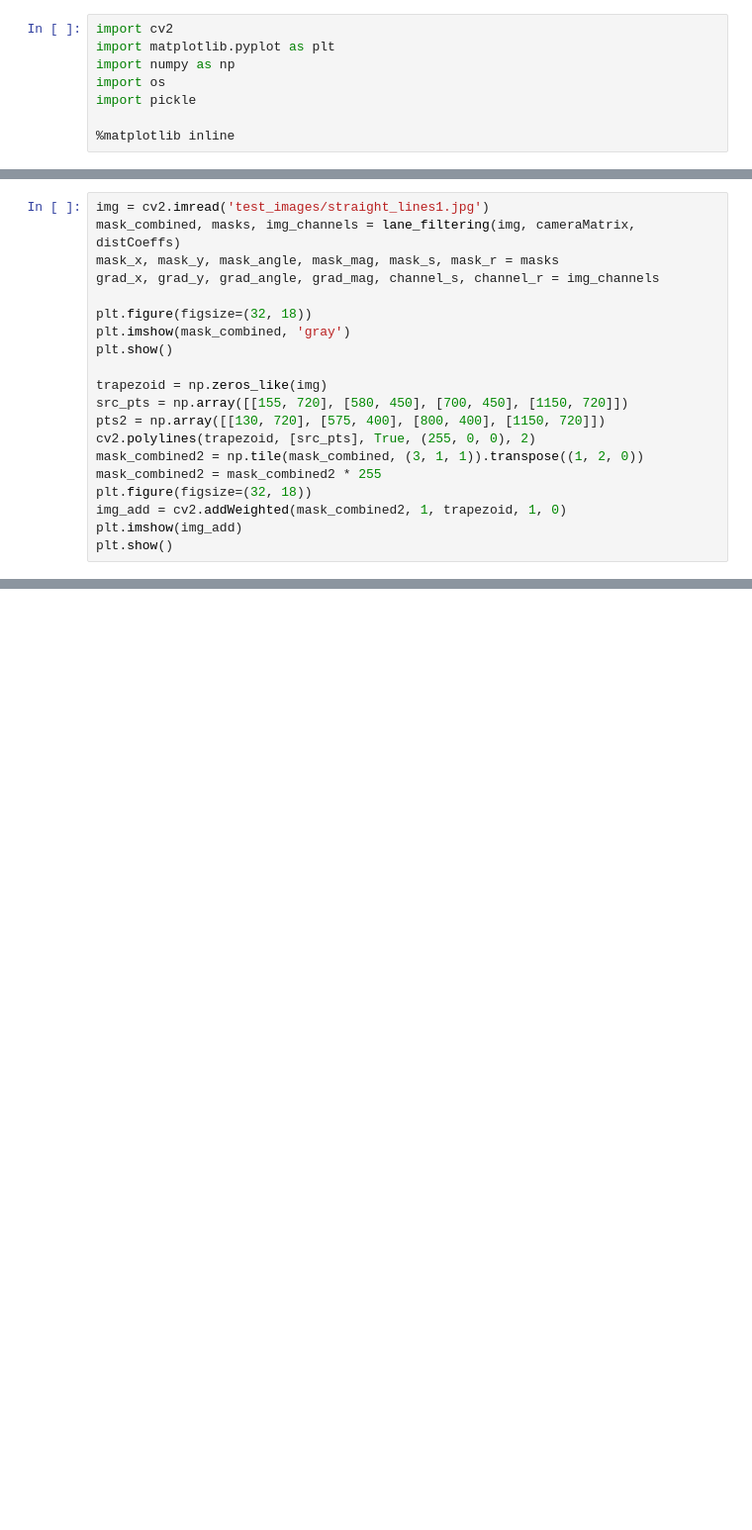
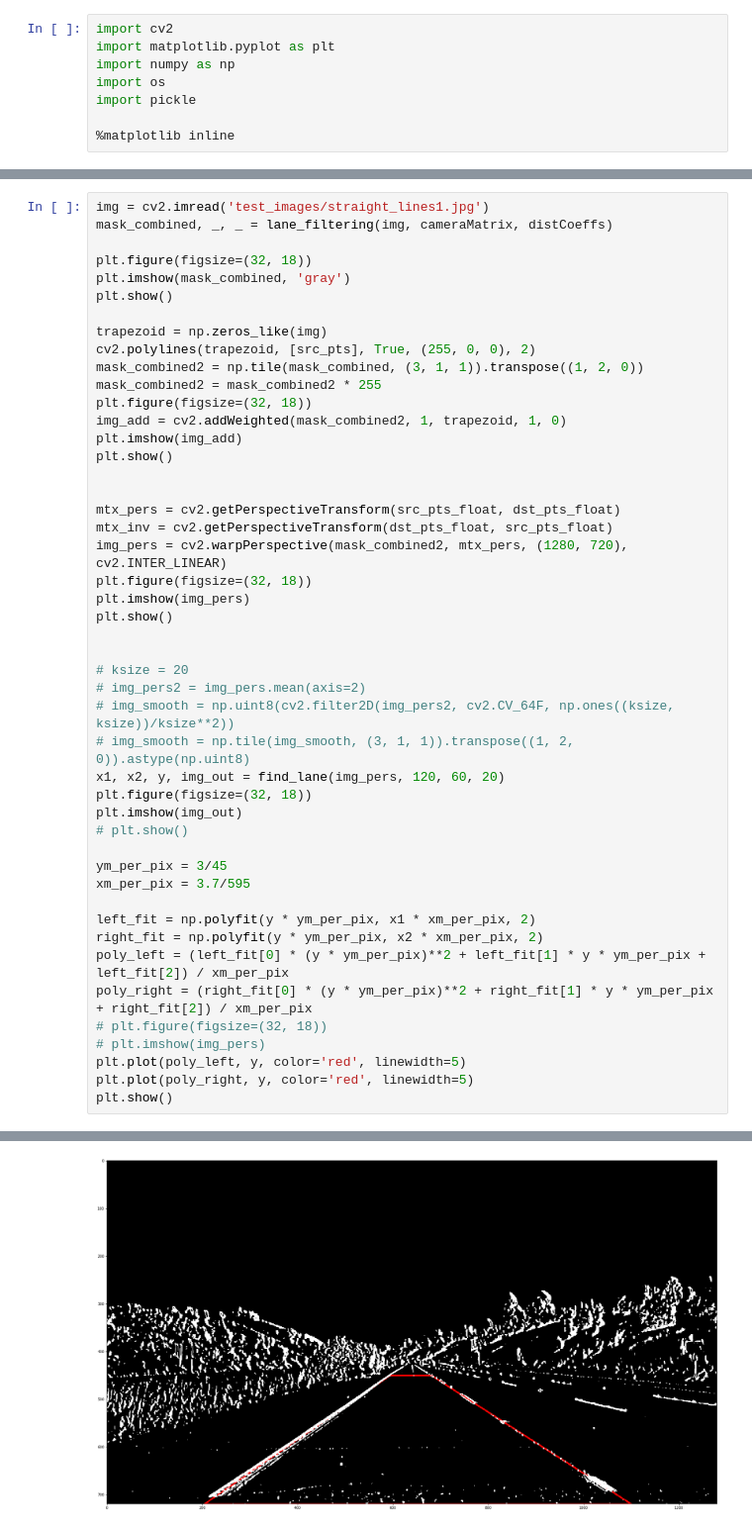
Before and after one commit to LiYan1988/advanced-lane-detection, a Jupyter notebook: lab-2.ipynb, the cells around one changed output, grey strips where cells are left out. Shown: that part at 99% size. Saved outputs shown, nothing was run; the diff lists cells and outputs as text; blank space fills up the shorter version.

```diff
--- a/lab-2.ipynb
+++ b/lab-2.ipynb
@@ -53,20 +134,0 @@ def lane_filtering(img, cameraMatrix, distCoeffs,
-# %%
-img = cv2.imread('test_images/straight_lines1.jpg')
-mask_combined, masks, img_channels = lane_filtering(img, cameraMatrix, distCoeffs)
-mask_x, mask_y, mask_angle, mask_mag, mask_s, mask_r = masks
-grad_x, grad_y, grad_angle, grad_mag, channel_s, channel_r = img_channels
-
-plt.figure(figsize=(32, 18))
-plt.imshow(mask_combined, 'gray')
-plt.show()
-
-trapezoid = np.zeros_like(img)
-src_pts = np.array([[155, 720], [580, 450], [700, 450], [1150, 720]])
-pts2 = np.array([[130, 720], [575, 400], [800, 400], [1150, 720]])
-cv2.polylines(trapezoid, [src_pts], True, (255, 0, 0), 2)
-mask_combined2 = np.tile(mask_combined, (3, 1, 1)).transpose((1, 2, 0))
-mask_combined2 = mask_combined2 * 255
-plt.figure(figsize=(32, 18))
-img_add = cv2.addWeighted(mask_combined2, 1, trapezoid, 1, 0)
-plt.imshow(img_add)
-plt.show()
@@ -83,0 +135,48 @@ camera_parameters
+# %%
+img = cv2.imread('test_images/straight_lines1.jpg')
+mask_combined, _, _ = lane_filtering(img, cameraMatrix, distCoeffs)
+
+plt.figure(figsize=(32, 18))
+plt.imshow(mask_combined, 'gray')
+plt.show()
+
+trapezoid = np.zeros_like(img)
+cv2.polylines(trapezoid, [src_pts], True, (255, 0, 0), 2)
+mask_combined2 = np.tile(mask_combined, (3, 1, 1)).transpose((1, 2, 0))
+mask_combined2 = mask_combined2 * 255
+plt.figure(figsize=(32, 18))
+img_add = cv2.addWeighted(mask_combined2, 1, trapezoid, 1, 0)
+plt.imshow(img_add)
+plt.show()
+
+
+mtx_pers = cv2.getPerspectiveTransform(src_pts_float, dst_pts_float)
+mtx_inv = cv2.getPerspectiveTransform(dst_pts_float, src_pts_float)
+img_pers = cv2.warpPerspective(mask_combined2, mtx_pers, (1280, 720), cv2.INTER_LINEAR)
+plt.figure(figsize=(32, 18))
+plt.imshow(img_pers)
+plt.show()
+
+
+# ksize = 20
+# img_pers2 = img_pers.mean(axis=2)
+# img_smooth = np.uint8(cv2.filter2D(img_pers2, cv2.CV_64F, np.ones((ksize, ksize))/ksize**2))
+# img_smooth = np.tile(img_smooth, (3, 1, 1)).transpose((1, 2, 0)).astype(np.uint8)
+x1, x2, y, img_out = find_lane(img_pers, 120, 60, 20)
+plt.figure(figsize=(32, 18))
+plt.imshow(img_out)
+# plt.show()
+
+ym_per_pix = 3/45
+xm_per_pix = 3.7/595
+
+left_fit = np.polyfit(y * ym_per_pix, x1 * xm_per_pix, 2)
+right_fit = np.polyfit(y * ym_per_pix, x2 * xm_per_pix, 2)
+poly_left = (left_fit[0] * (y * ym_per_pix)**2 + left_fit[1] * y * ym_per_pix + left_fit[2]) / xm_per_pix
+poly_right = (right_fit[0] * (y * ym_per_pix)**2 + right_fit[1] * y * ym_per_pix + right_fit[2]) / xm_per_pix
+# plt.figure(figsize=(32, 18))
+# plt.imshow(img_pers)
+plt.plot(poly_left, y, color='red', linewidth=5)
+plt.plot(poly_right, y, color='red', linewidth=5)
+plt.show()
+# %% [output]
@@ -83,0 +184 @@ camera_parameters
+[figure, added]
```
Also changed, not shown: parts of 5 cells of this notebook, 1 other file.
